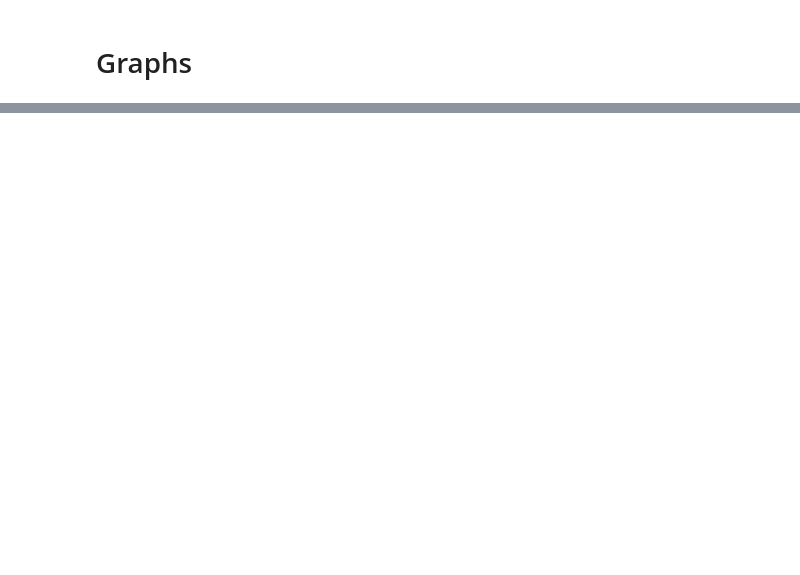
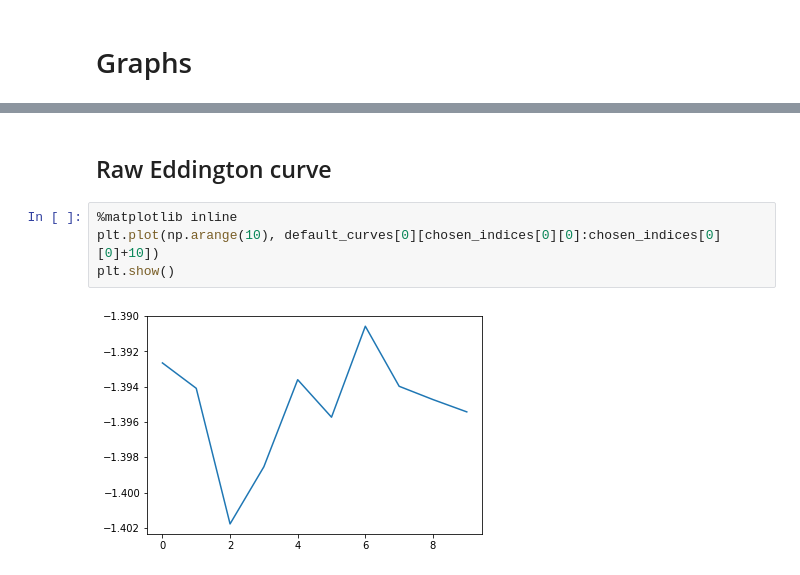
Before and after one commit to openhearted99/AGN_variability_project, a Jupyter notebook: Simulations/visualization/default_params.ipynb, the cells around one changed output, grey strips where cells are left out. Saved outputs shown, nothing was run; the diff lists cells and outputs as text; blank space fills up the shorter version.

```diff
--- a/Simulations/visualization/default_params.ipynb
+++ b/Simulations/visualization/default_params.ipynb
@@ -143,0 +170,8 @@ plt.show()
+# %% [markdown]
+## Raw Eddington curve
+# %%
+%matplotlib inline
+plt.plot(np.arange(10), default_curves[0][chosen_indices[0][0]:chosen_indices[0][0]+10])
+plt.show()
+# %% [output]
+[figure, added]
```
Also changed, not shown: parts of 12 cells of this notebook, 2 other files.
